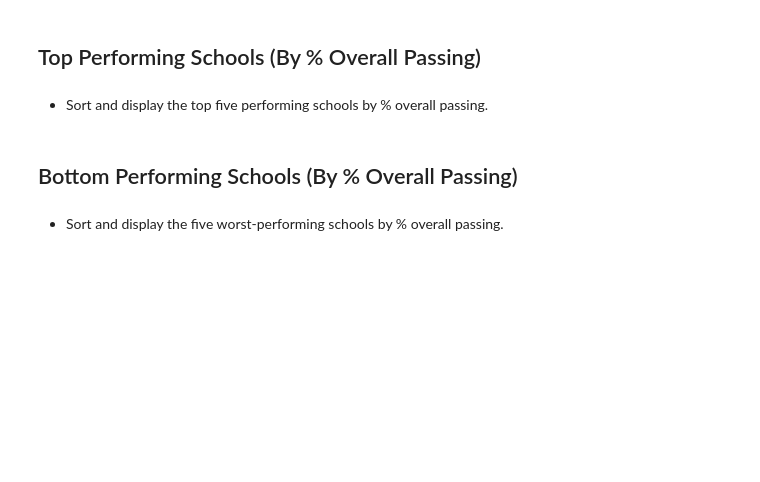
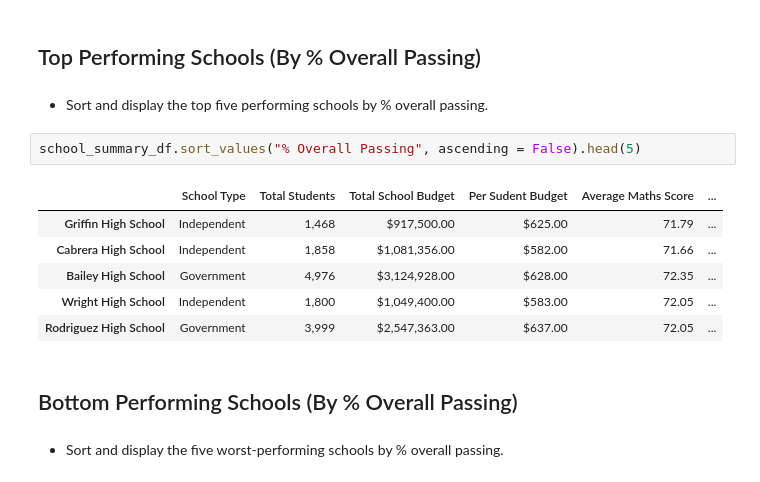
Before and after one commit to joshmartin33/pandas-challenge, a Jupyter notebook: PyCitySchools/PyCitySchools.ipynb, the cells around one changed output. Drawn from its saved outputs; the diff is of its cells as text; blank space fills up the shorter version.

```diff
--- a/PyCitySchools/PyCitySchools.ipynb
+++ b/PyCitySchools/PyCitySchools.ipynb
@@ -161,6 +242,15 @@ TypeError: 'method' object is not subscriptable
 ## Top Performing Schools (By % Overall Passing)
 # %% [markdown]
 * Sort and display the top five performing schools by % overall passing.
+# %%
+school_summary_df.sort_values("% Overall Passing", ascending = False).head(5)
+# %% [output]
+|  | School Type | Total Students | Total School Budget | Per Sudent Budget | Average Maths Score | ... |
+| Griffin High School | Independent | 1,468 | $917,500.00 | $625.00 | 71.79 | ... |
+| Cabrera High School | Independent | 1,858 | $1,081,356.00 | $582.00 | 71.66 | ... |
+| Bailey High School | Government | 4,976 | $3,124,928.00 | $628.00 | 72.35 | ... |
+| Wright High School | Independent | 1,800 | $1,049,400.00 | $583.00 | 72.05 | ... |
+| Rodriguez High School | Government | 3,999 | $2,547,363.00 | $637.00 | 72.05 | ... |
 # %% [markdown]
 ## Bottom Performing Schools (By % Overall Passing)
 # %% [markdown]
```
Also changed, not shown: parts of 6 cells of this notebook.
